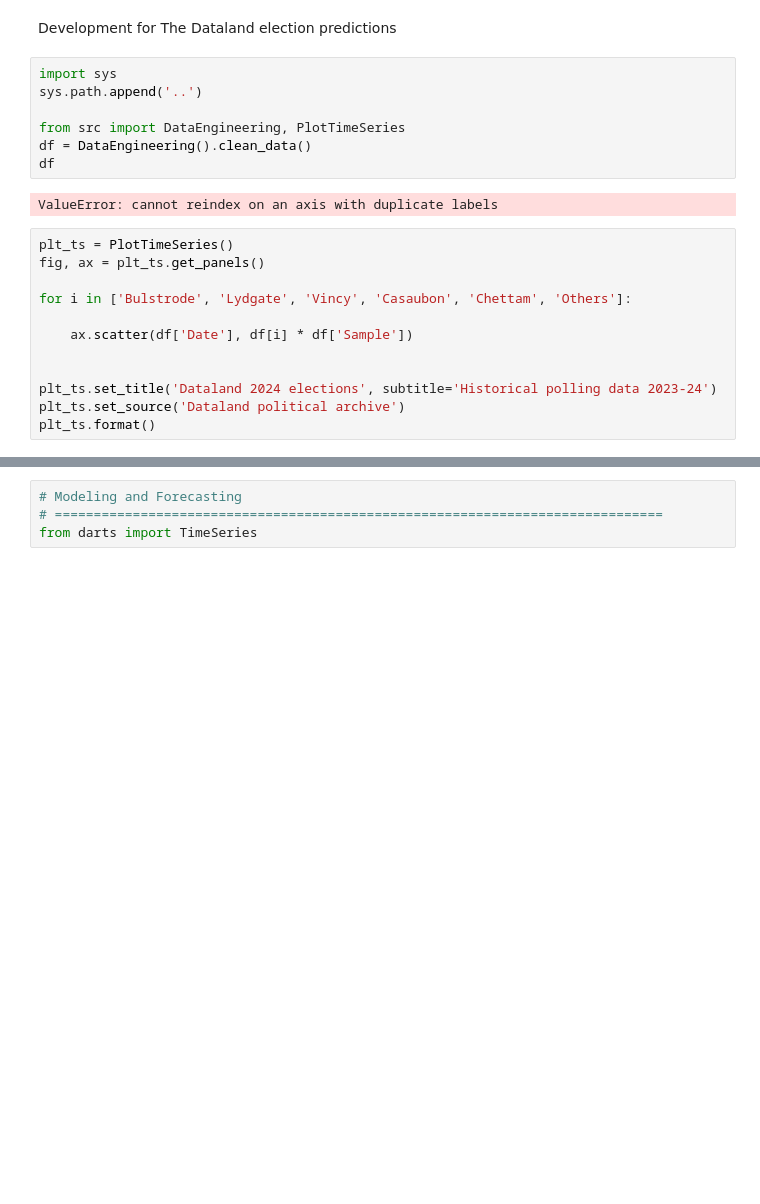
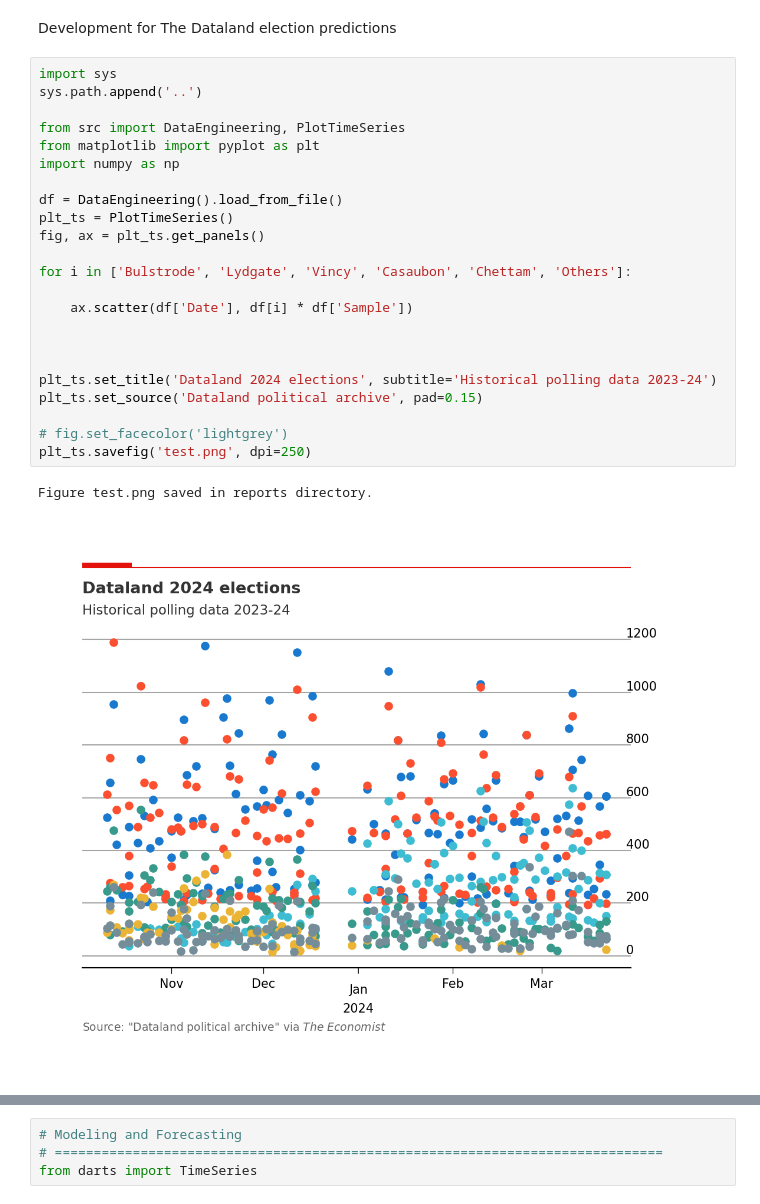
Before and after one commit to edoaltamura/election-predictions, a Jupyter notebook: notebooks/dev.ipynb, the cells around one changed output, grey strips where cells are left out. Saved outputs shown, nothing was run; the diff lists cells and outputs as text; blank space fills up the shorter version.

```diff
--- a/notebooks/dev.ipynb
+++ b/notebooks/dev.ipynb
@@ -1,26 +1,31 @@
 # %% [markdown]
 Development for The Dataland election predictions
-# %%
-import sys
-sys.path.append('..')
-
-from src import DataEngineering, PlotTimeSeries
-df = DataEngineering().clean_data()
-df
-# %% [output]
-ValueError: cannot reindex on an axis with duplicate labels
 # %%
+import sys
+sys.path.append('..')
+
+from src import DataEngineering, PlotTimeSeries
+from matplotlib import pyplot as plt
+import numpy as np
+
+df = DataEngineering().load_from_file()
 plt_ts = PlotTimeSeries()
 fig, ax = plt_ts.get_panels()
 
 for i in ['Bulstrode', 'Lydgate', 'Vincy', 'Casaubon', 'Chettam', 'Others']:
 
     ax.scatter(df['Date'], df[i] * df['Sample'])
 
 
+
 plt_ts.set_title('Dataland 2024 elections', subtitle='Historical polling data 2023-24')
-plt_ts.set_source('Dataland political archive')
-plt_ts.format()
+plt_ts.set_source('Dataland political archive', pad=0.15)
+
+# fig.set_facecolor('lightgrey')
+plt_ts.savefig('test.png', dpi=250)
+# %% [output]
+Figure test.png saved in reports directory.
+[figure, added]
 # %%
 # Split data into train-test
 # ==============================================================================
```
Also changed, not shown: parts of 2 cells of this notebook, 6 other files.
